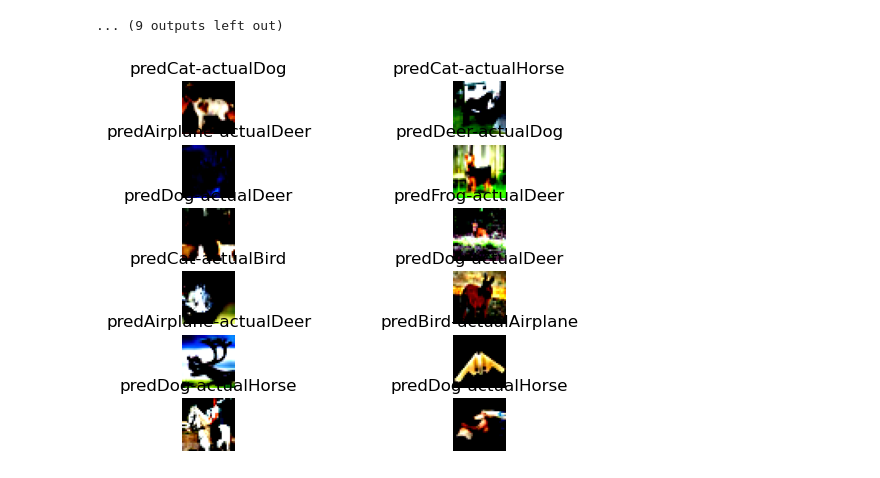
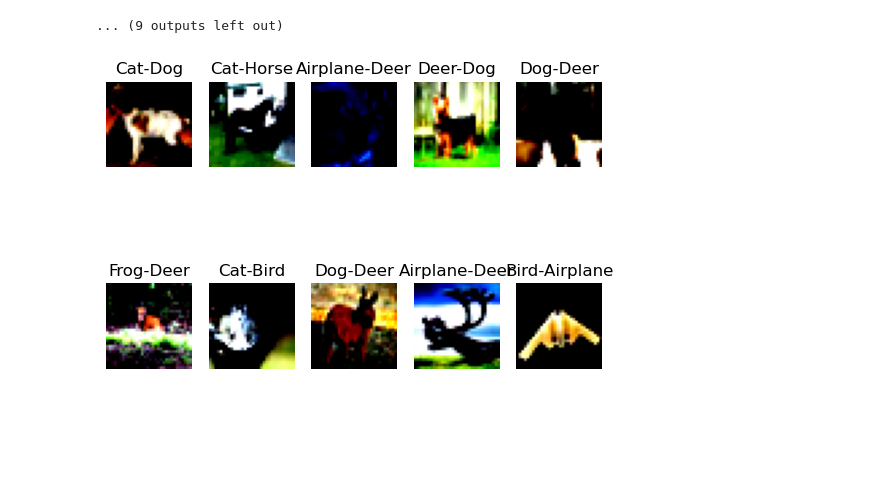
Before and after one commit to yeswanthkaali/ERA-V2, a Jupyter notebook: Assignment8/group_norm.ipynb, the cells around one changed output. Saved outputs shown, nothing was run; the diff lists cells and outputs as text; code cells hidden in the pictures; blank space fills up the shorter version.

```diff
--- a/Assignment8/group_norm.ipynb
+++ b/Assignment8/group_norm.ipynb
@@ -333,13 +333,13 @@ with torch.no_grad():
             wrong_predictions.append((data, pred, target))
 # %%
 device = torch.device("cuda" if use_cuda else "cpu")
-for i in range(1,min(13, len(wrong_predictions))):
-    plt.subplot(6,2,i)
+for i in range(1,min(11, len(wrong_predictions))):
+    plt.subplot(2,5,i)
     plt.axis('off')
     image, predicted, label = wrong_predictions[i]
     image = image.to(device).permute(1, 2, 0)  # Rearrange dimensions for plotting (assuming channels are last)
     # Plot the image
     plt.imshow(image.clamp(0,1))
-    plt.title(f"pred{class_names[predicted]}-actual{class_names[label]}")
+    plt.title(f"{class_names[predicted]}-{class_names[label]}")
 # %% [output]
-[figure, old version]
+[figure, new version]
```
Also changed, not shown: 22 other files.
